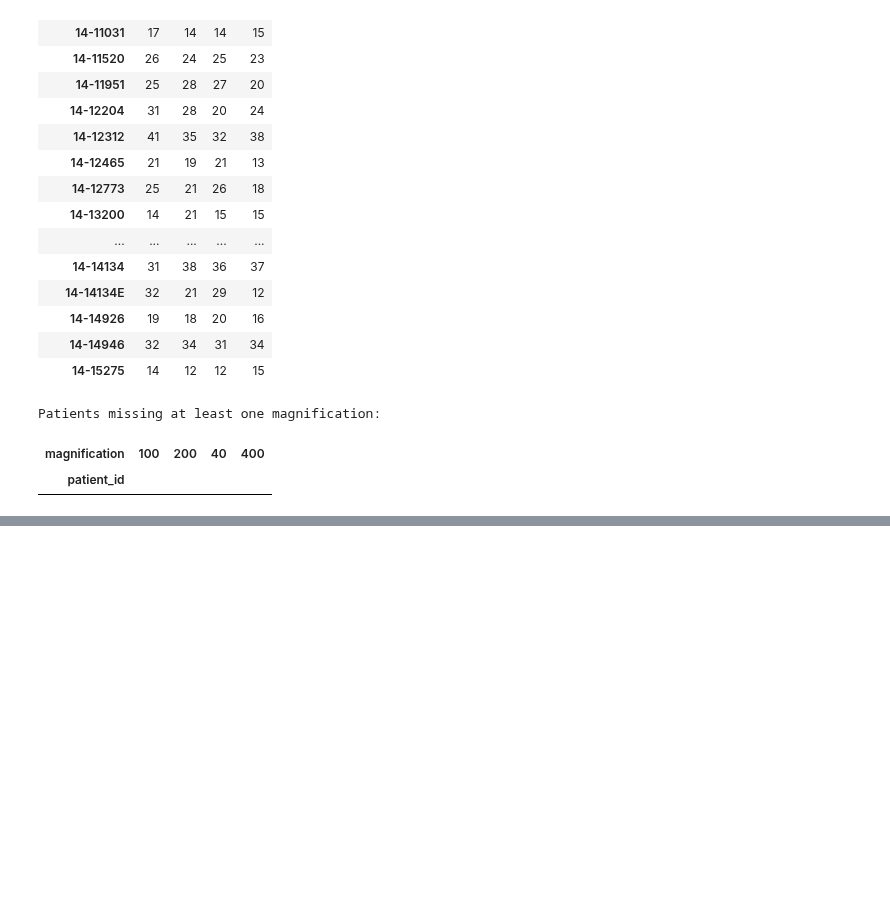
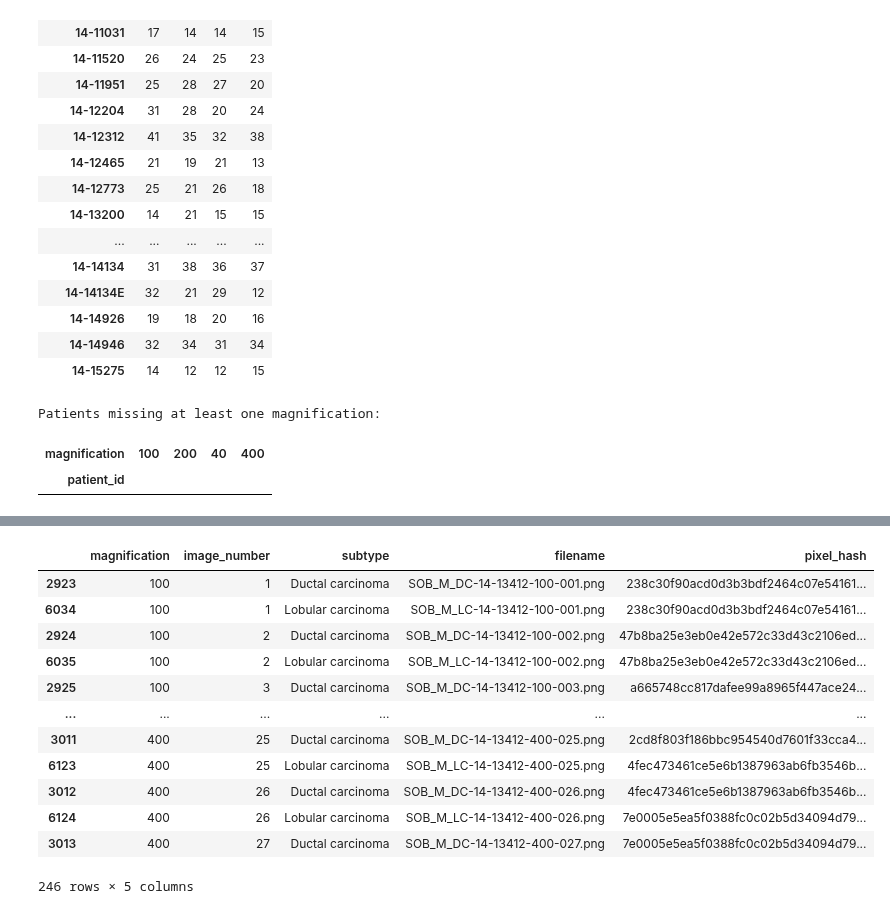
Before and after one commit to Yisihaq01/breast-histology-calibration, a Jupyter notebook: Notebooks/02_breakhis_all_magnification_audit.ipynb, the cells around one changed output, grey strips where cells are left out. Drawn from its saved outputs; the diff is of its cells as text; code cells hidden in the pictures; blank space fills up the shorter version.

```diff
--- a/Notebooks/02_breakhis_all_magnification_audit.ipynb
+++ b/Notebooks/02_breakhis_all_magnification_audit.ipynb
@@ -462,0 +811,41 @@ Patients missing at least one magnification:
+# %%
+anomaly_hash_audit = (
+    duplicate_rows[
+        duplicate_rows[
+            "patient_id"
+        ] == "14-13412"
+    ]
+    .sort_values(
+        [
+            "magnification",
+            "image_number",
+            "subtype"
+        ]
+    )
+)
+
+display(
+    anomaly_hash_audit[
+        [
+            "magnification",
+            "image_number",
+            "subtype",
+            "filename",
+            "pixel_hash"
+        ]
+    ]
+)
+# %% [output]
+|  | magnification | image_number | subtype | filename | pixel_hash |
+| 2923 | 100 | 1 | Ductal carcinoma | SOB_M_DC-14-13412-100-001.png | 238c30f90acd0d3b3bdf2464c07e54161... |
+| 6034 | 100 | 1 | Lobular carcinoma | SOB_M_LC-14-13412-100-001.png | 238c30f90acd0d3b3bdf2464c07e54161... |
+| 2924 | 100 | 2 | Ductal carcinoma | SOB_M_DC-14-13412-100-002.png | 47b8ba25e3eb0e42e572c33d43c2106ed... |
+| 6035 | 100 | 2 | Lobular carcinoma | SOB_M_LC-14-13412-100-002.png | 47b8ba25e3eb0e42e572c33d43c2106ed... |
+| 2925 | 100 | 3 | Ductal carcinoma | SOB_M_DC-14-13412-100-003.png | a665748cc817dafee99a8965f447ace24... |
+| ... | ... | ... | ... | ... | ... |
+| 3011 | 400 | 25 | Ductal carcinoma | SOB_M_DC-14-13412-400-025.png | 2cd8f803f186bbc954540d7601f33cca4... |
+| 6123 | 400 | 25 | Lobular carcinoma | SOB_M_LC-14-13412-400-025.png | 4fec473461ce5e6b1387963ab6fb3546b... |
+| 3012 | 400 | 26 | Ductal carcinoma | SOB_M_DC-14-13412-400-026.png | 4fec473461ce5e6b1387963ab6fb3546b... |
+| 6124 | 400 | 26 | Lobular carcinoma | SOB_M_LC-14-13412-400-026.png | 7e0005e5ea5f0388fc0c02b5d34094d79... |
+| 3013 | 400 | 27 | Ductal carcinoma | SOB_M_DC-14-13412-400-027.png | 7e0005e5ea5f0388fc0c02b5d34094d79... |
+246 rows × 5 columns
```
Also changed, not shown: parts of 14 cells of this notebook.
